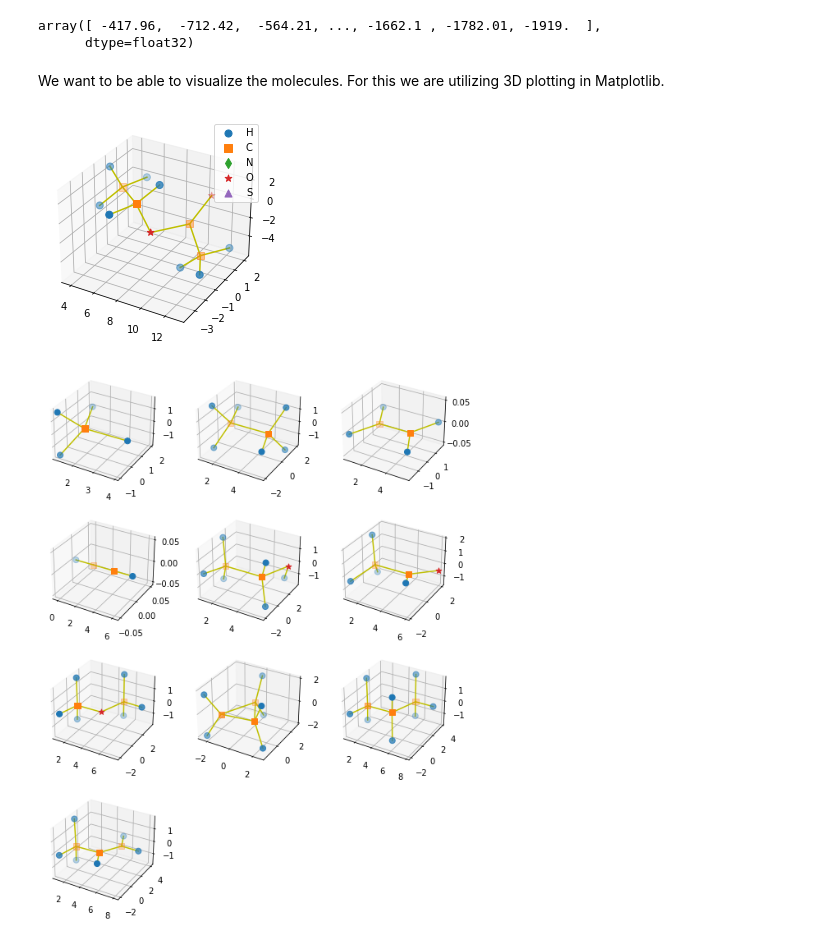
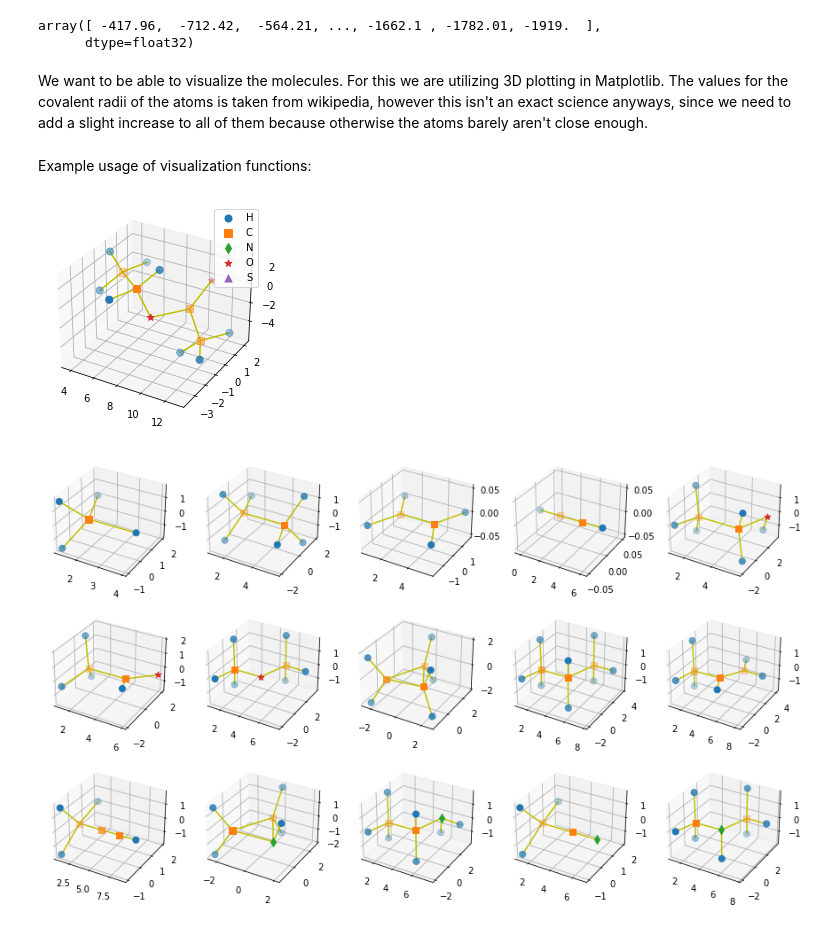
Before and after one commit to saraw108/MLFDS, a Jupyter notebook: Project_2.ipynb, the cells around one changed output. Cells and saved outputs as stored; diff of their text form; code cells hidden in the pictures.

Commit message:
Minor changes. Better visualization

```diff
--- a/Project_2.ipynb
+++ b/Project_2.ipynb
@@ -53,18 +53,18 @@ data['T'][0] # atomization energy values of first molecule
 array([ -417.96,  -712.42,  -564.21, ..., -1662.1 , -1782.01, -1919.  ],
       dtype=float32)
 # %% [markdown]
-We want to be able to visualize the molecules. For this we are utilizing 3D plotting in Matplotlib.
+We want to be able to visualize the molecules. For this we are utilizing 3D plotting in Matplotlib. The values for the covalent radii of the atoms is taken from wikipedia, however this isn't an exact science anyways, since we need to add a slight increase to all of them because otherwise the atoms barely aren't close enough.
 # %%
 cov_radii = { # covalent radii in pm
     1.:31.,
-    6.:77.2,
+    6.:77.2, # this radius might be the wrong one because carbon has more than one covalent radius
     7.:71.,
     8.:66.,
     16.:105.,
 }
-kindness = 5 # this is cheating though :(
+kindness = 1 # (in pm) additional offset to be added to all radii to make sure they connect
 
-# to atomic units (Bohr radius)
+# conversion to atomic units (Bohr radius) and apply kindness
 for (k, v) in cov_radii.items():
     cov_radii[k] = (v + kindness) / 52.9
 
@@ -80,7 +80,7 @@ def bond(i:int, j:int, coords, ans) -> bool:
     return  np.dot(dist, dist) < r*r #dist^2 < r^2
 
 # visualization
-def visualize(ax, molecule_index:int):
+def visualize(ax, molecule_index:int, data=data):
     """
     Creates an image of the molecule at a give index on the given 3DAxis object.
     """
@@ -116,21 +116,37 @@ def quickly_show_mol(i:int):
     plt.show()
 
 def show_mols(indices:Iterable, columns:int=3, size=3):
+    # size is side length in inches of each square subplot
+    """
+    Creates and shows a matplotlib graphic containing all molecules specefied via
+    their indices where they are stored in 'data'. The indices can be provided
+    as any sort of iterable collection of integers, such as [5,66, 800] or range(...)
+    """
 
+    # determine the required amount of rows
+    rows = int(np.ceil(len(indices) / columns))
+
+    # create the figure
     fig = plt.figure()
-    rows = int(np.ceil(len(indices) / columns))
+    fig.get_axes
     fig.set_size_inches(size*columns, size*rows)
 
+    # iteratively fill in all the subplots
     for (ax_i, i) in enumerate(indices, start=1):
         ax = fig.add_subplot(rows, columns, ax_i, projection='3d')
-        visualize(ax, i)
+
+        visualize(ax, i) # this will only draw on the given axis
+
+    # show graphic
     plt.show()
-
-# Example usage of visualize.
-quickly_show_mol(800)
-# %% [output]
-[figure, removed]
+# %% [markdown]
+Example usage of visualization functions:
+# %%
+# Example usage of visualize.
+quickly_show_mol(800) # molecule at index 800
+# %% [output]
+[figure, added]
 # %%
-show_mols(range(10))
+show_mols(range(15), columns=5, size=3)
 # %% [output]
-[figure, old version]
+[figure, new version]
```
